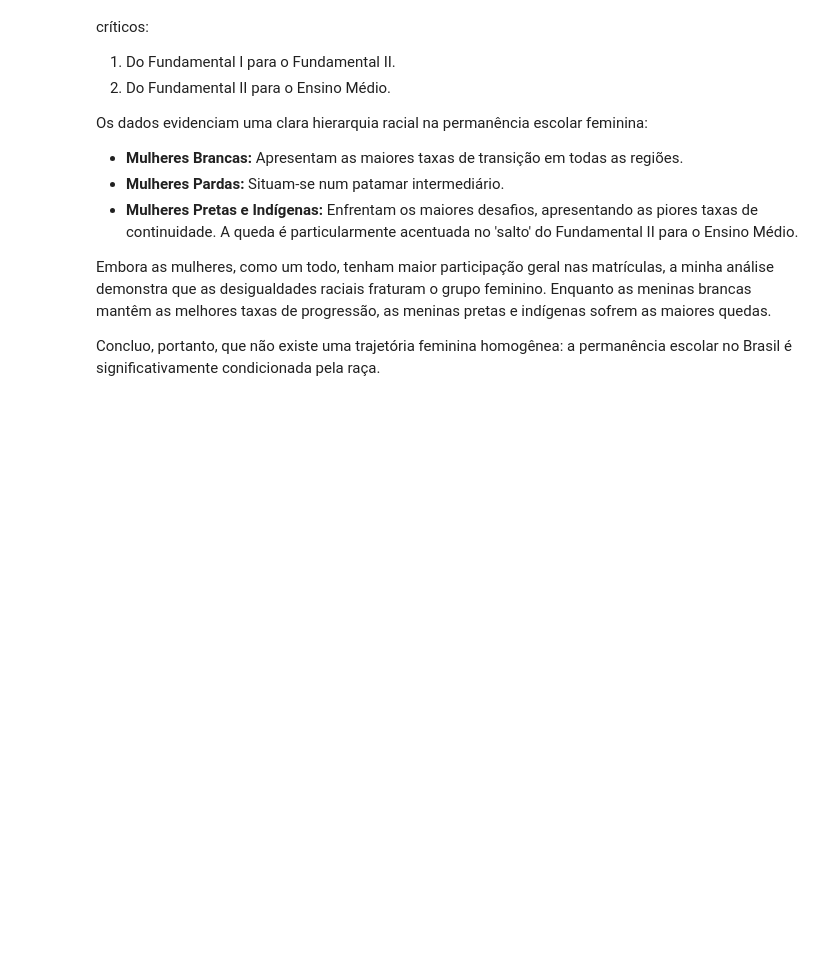
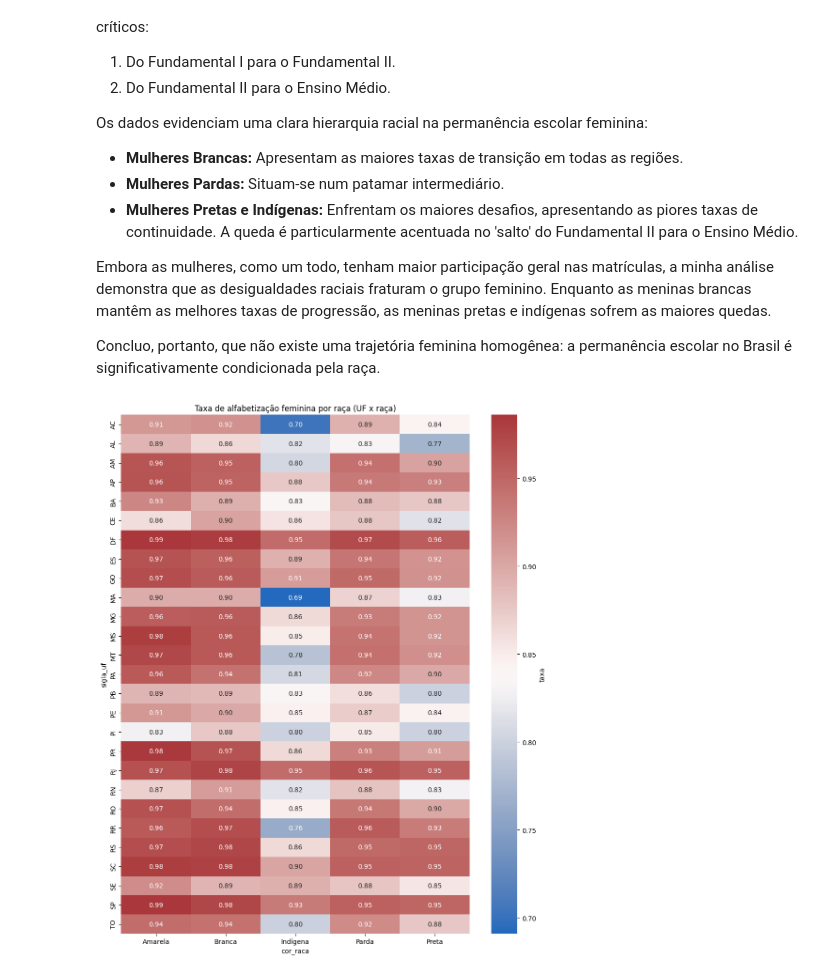
Before and after one commit to patriciacarbri/analise-alfabetizacao-mulheres-brasil, a Jupyter notebook: analise.ipynb, the cells around one changed output. Drawn from its saved outputs; the diff is of its cells as text; code cells hidden in the pictures; blank space fills up the shorter version.

```diff
--- a/analise.ipynb
+++ b/analise.ipynb
@@ -783,3 +783,11 @@ Ao aprofundar a análise estatística das matrículas por raça, identifiquei qu
 Embora as mulheres, como um todo, tenham maior participação geral nas matrículas, a minha análise demonstra que as desigualdades raciais fraturam o grupo feminino. Enquanto as meninas brancas mantêm as melhores taxas de progressão, as meninas pretas e indígenas sofrem as maiores quedas.
 
 Concluo, portanto, que não existe uma trajetória feminina homogênea: a permanência escolar no Brasil é significativamente condicionada pela raça.
+# %%
+pivot_heat = df_bq.pivot(index='sigla_uf', columns='cor_raca', values='taxa_alf_fem')
+plt.figure(figsize=(10,12))
+sns.heatmap(pivot_heat, annot=True, fmt='.2f', cmap='vlag', cbar_kws={'label':'taxa'})
+plt.title('Taxa de alfabetização feminina por raça (UF x raça)')
+plt.tight_layout()
+# %% [output]
+[figure, added]
```
Also changed, not shown: parts of 2 cells of this notebook.
